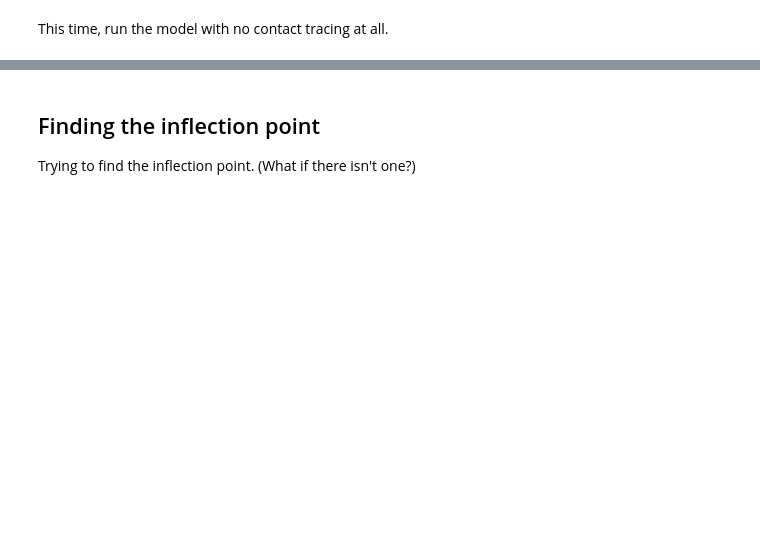
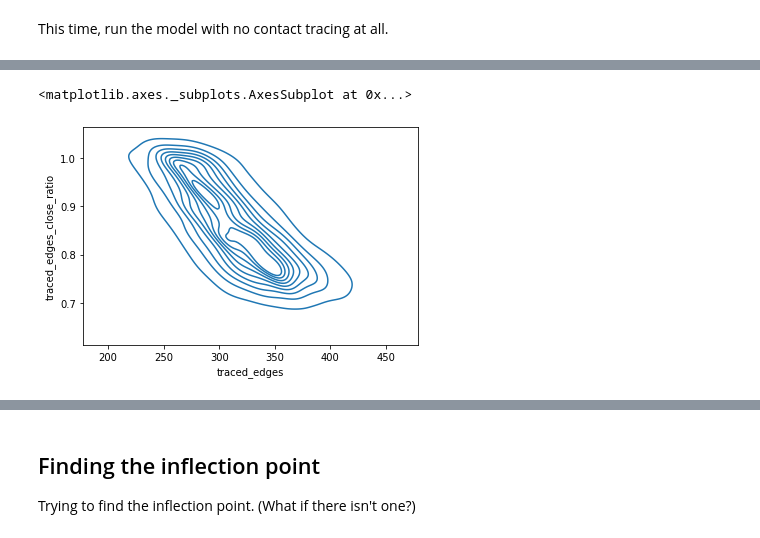
Before and after one commit to sbenthall/privacy-abm, a Jupyter notebook: contact-tracing/code/Python/Experiment--Varying q on WS with p* A*.ipynb, the cells around one changed output, grey strips where cells are left out. Drawn from its saved outputs; the diff is of its cells as text; code cells hidden in the pictures; blank space fills up the shorter version.

Commit message:
new q study work

```diff
--- a/contact-tracing/code/Python/Experiment--Varying q on WS with p* A*.ipynb
+++ b/contact-tracing/code/Python/Experiment--Varying q on WS with p* A*.ipynb
@@ -140,0 +119,2 @@ epidemic_size = {
+# %%
+temp = pd.read_csv('q_study_0_3.csv')
@@ -140,0 +142,13 @@ epidemic_size = {
+# %%
+temp['traced_edges_close'] = temp['traced_edges'] - temp['traced_edges_distant']
+# %%
+temp['traced_edges_close_ratio'] = temp['traced_edges_close'] /temp['traced_edges']
+# %%
+sns.kdeplot(
+    data=temp,
+    x = 'traced_edges',
+    y = 'traced_edges_close_ratio',
+)
+# %% [output]
+<matplotlib.axes._subplots.AxesSubplot at 0x...>
+[figure, added]
```
Also changed, not shown: parts of 32 cells of this notebook, 3 other files.
